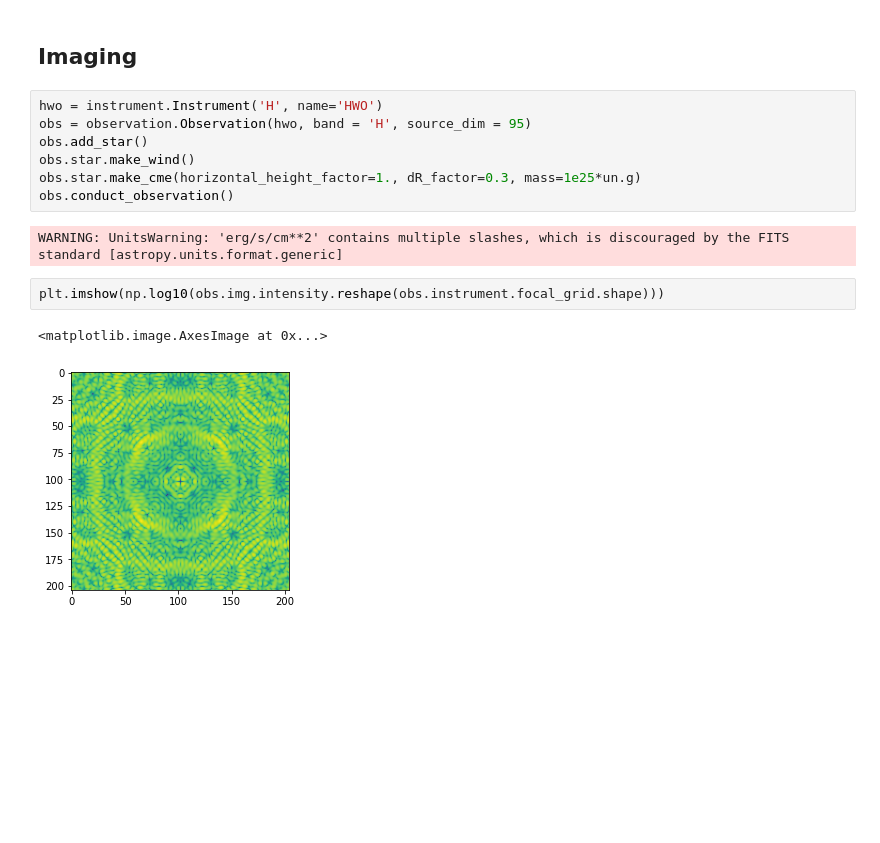
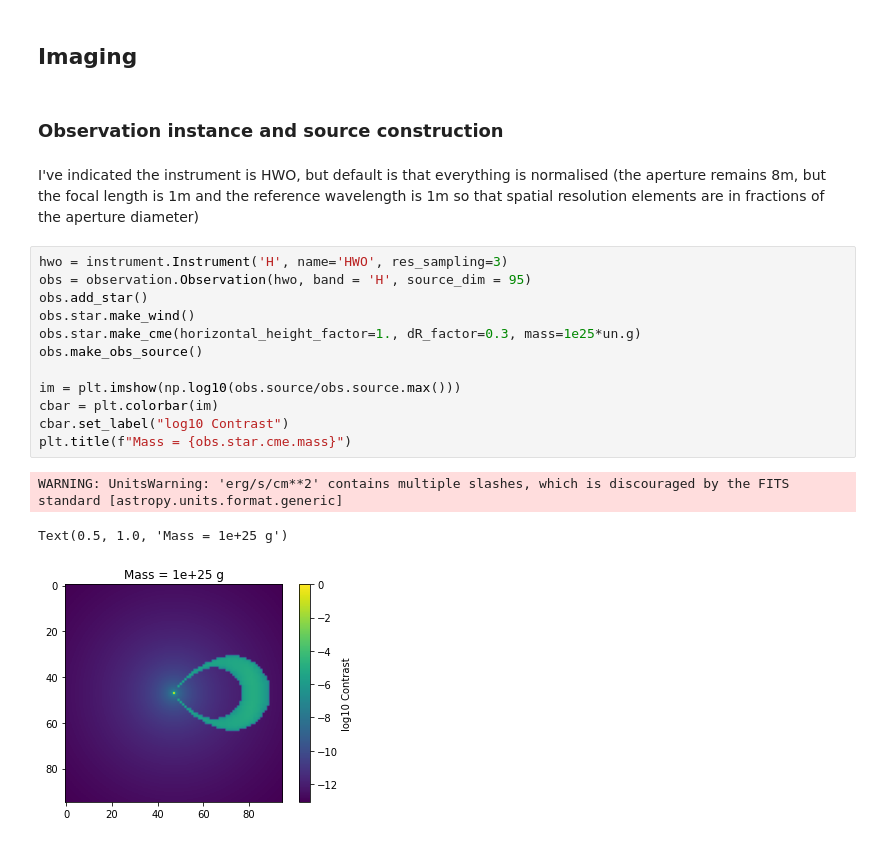
Before and after one commit to iveydavis/direct_imaging, a Jupyter notebook: wind_and_cme_example.ipynb, the cells around one changed output. Saved outputs shown, nothing was run; the diff lists cells and outputs as text; blank space fills up the shorter version.

```diff
--- a/wind_and_cme_example.ipynb
+++ b/wind_and_cme_example.ipynb
@@ -33,17 +33,23 @@ fig, ax = s.plot_particle_fluxes()
 [figure]
 # %% [markdown]
 ## Imaging
+# %% [markdown]
+### Observation instance and source construction
+# %% [markdown]
+I've indicated the instrument is HWO, but default is that everything is normalised (the aperture remains 8m, but the focal length is 1m and the reference wavelength is 1m so that spatial resolution elements are in fractions of the aperture diameter)
 # %%
-hwo = instrument.Instrument('H', name='HWO')
+hwo = instrument.Instrument('H', name='HWO', res_sampling=3)
 obs = observation.Observation(hwo, band = 'H', source_dim = 95)
 obs.add_star()
 obs.star.make_wind()
 obs.star.make_cme(horizontal_height_factor=1., dR_factor=0.3, mass=1e25*un.g)
-obs.conduct_observation()
+obs.make_obs_source()
+
+im = plt.imshow(np.log10(obs.source/obs.source.max()))
+cbar = plt.colorbar(im)
+cbar.set_label("log10 Contrast")
+plt.title(f"Mass = {obs.star.cme.mass}")
 # %% [output]
 WARNING: UnitsWarning: 'erg/s/cm**2' contains multiple slashes, which is discouraged by the FITS standard [astropy.units.format.generic]
+Text(0.5, 1.0, 'Mass = 1e+25 g')
+[figure, added]
-# %%
-plt.imshow(np.log10(obs.img.intensity.reshape(obs.instrument.focal_grid.shape)))
-# %% [output]
-<matplotlib.image.AxesImage at 0x...>
-[figure, removed]
```
Also changed, not shown: parts of 4 cells of this notebook.
